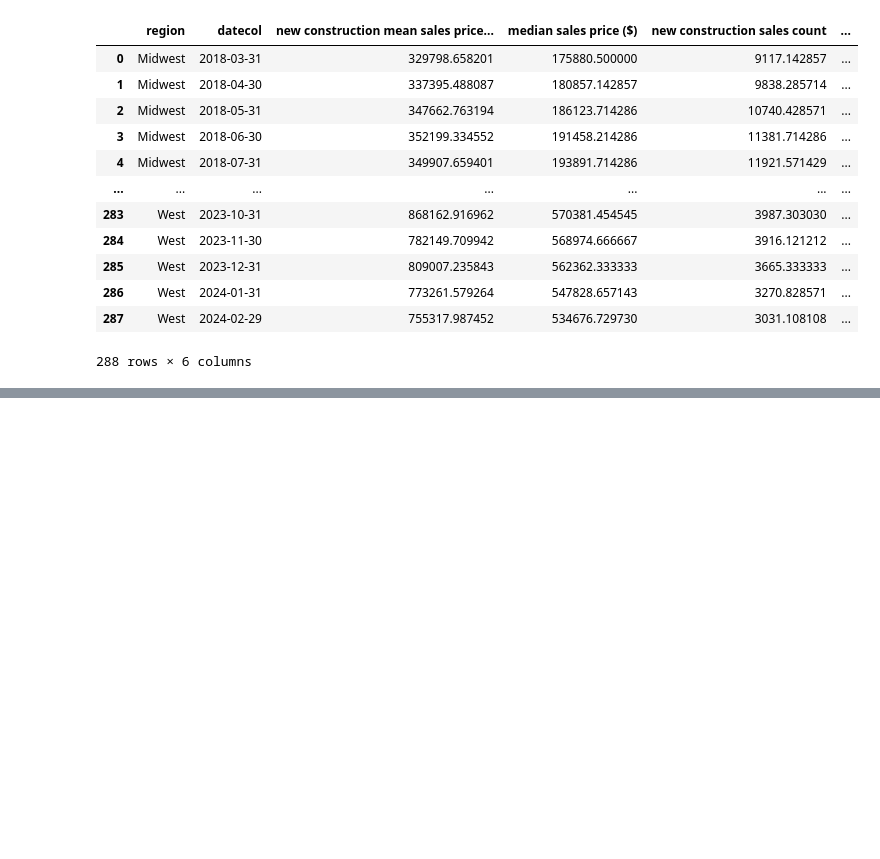
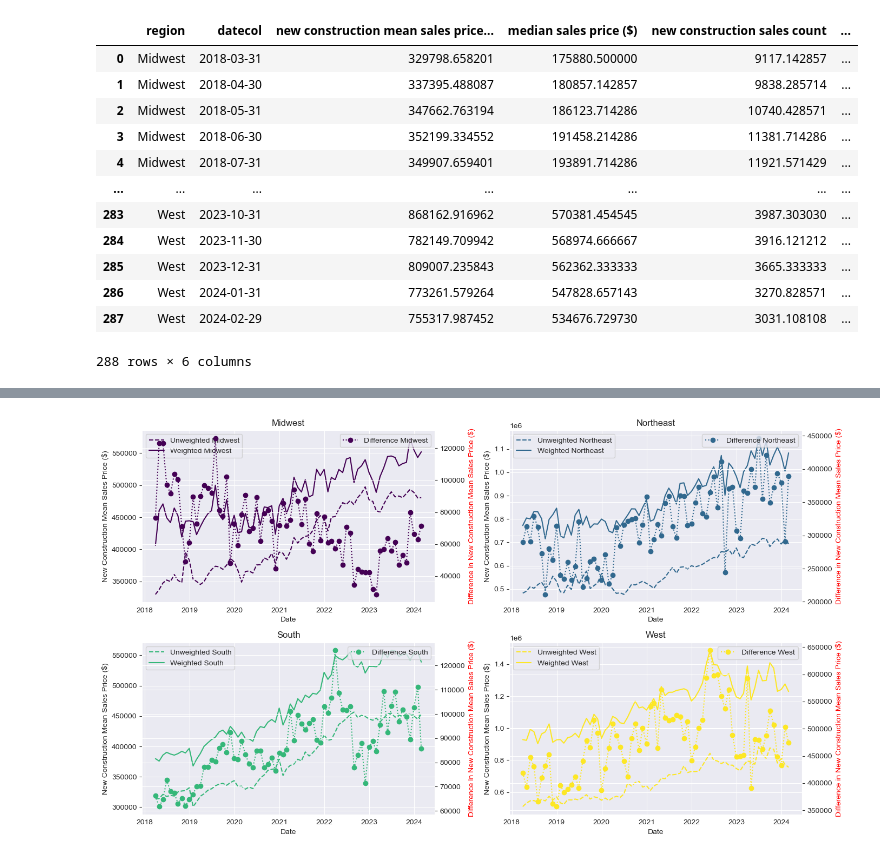
Before and after one commit to jacobsimeral/TS_Forecasting_Project, a Jupyter notebook: Code/EDA/JS_EDA.ipynb, the cells around one changed output, grey strips where cells are left out. Cells and saved outputs as stored; diff of their text form; code cells hidden in the pictures; blank space fills up the shorter version.

```diff
--- a/Code/EDA/JS_EDA.ipynb
+++ b/Code/EDA/JS_EDA.ipynb
@@ -354,0 +425,6 @@ weighted_regional.corr()
+# %%
+merged_weight_and_nweight = pd.merge(grouped_new_con, weighted_regional[['region','date','w_new construction mean sales price ($)', 'w_mean sales price ($)']], left_on=['datecol', 'region'] ,right_on=['date', 'region'])
+merged_weight_and_nweight['new_con_sales_diff'] =  merged_weight_and_nweight['w_new construction mean sales price ($)'] - merged_weight_and_nweight['new construction mean sales price ($)']
+merged_weight_and_nweight['sales_diff'] =  merged_weight_and_nweight['w_mean sales price ($)'] - merged_weight_and_nweight['mean sales price ($)']
+merged_weight_and_nweight = merged_weight_and_nweight.drop(columns=['date'])
+merged_weight_and_nweight
@@ -354,0 +445,28 @@ weighted_regional.corr()
+# %%
+unique_regions = merged_weight_and_nweight['region'].unique()
+colors = plt.cm.viridis(np.linspace(0, 1, len(unique_regions)))
+color_dict = dict(zip(unique_regions, colors))
+n_subplots = len(unique_regions)
+n_cols = 2
+n_rows = (n_subplots + n_cols - 1) // n_cols
+fig, axes = plt.subplots(nrows=n_rows, ncols=n_cols, figsize=(14, 4 * n_rows))
+axes = axes.flatten()
+for i, region in enumerate(unique_regions):
+    ax1 = axes[i]
+    ax2 = ax1.twinx()
+    region_data = merged_weight_and_nweight[merged_weight_and_nweight['region'] == region]
+    ax1.plot(region_data['datecol'], region_data['new construction mean sales price ($)'], label='Unweighted ' + region, color=color_dict[region], linestyle='--')
+    ax1.plot(region_data['datecol'], region_data['w_new construction mean sales price ($)'], label='Weighted ' + region, color=color_dict[region], linestyle='-')
+    difference = region_data['new_con_sales_diff']
+    ax2.plot(region_data['datecol'], difference, label='Difference ' + region, color=color_dict[region], linestyle=':', marker='o')
+    ax1.set_xlabel('Date')
+    ax1.set_ylabel('New Construction Mean Sales Price ($)')
+    ax2.set_ylabel('Difference in New Construction Mean Sales Price ($)', color='red')
+    ax1.legend(loc='upper left')
+    ax2.legend(loc='upper right')
+    ax1.set_title(region)
+fig.tight_layout()
+
+plt.show()
+# %% [output]
+[figure, added]
```
Also changed, not shown: parts of 19 cells of this notebook, 9 other files.
